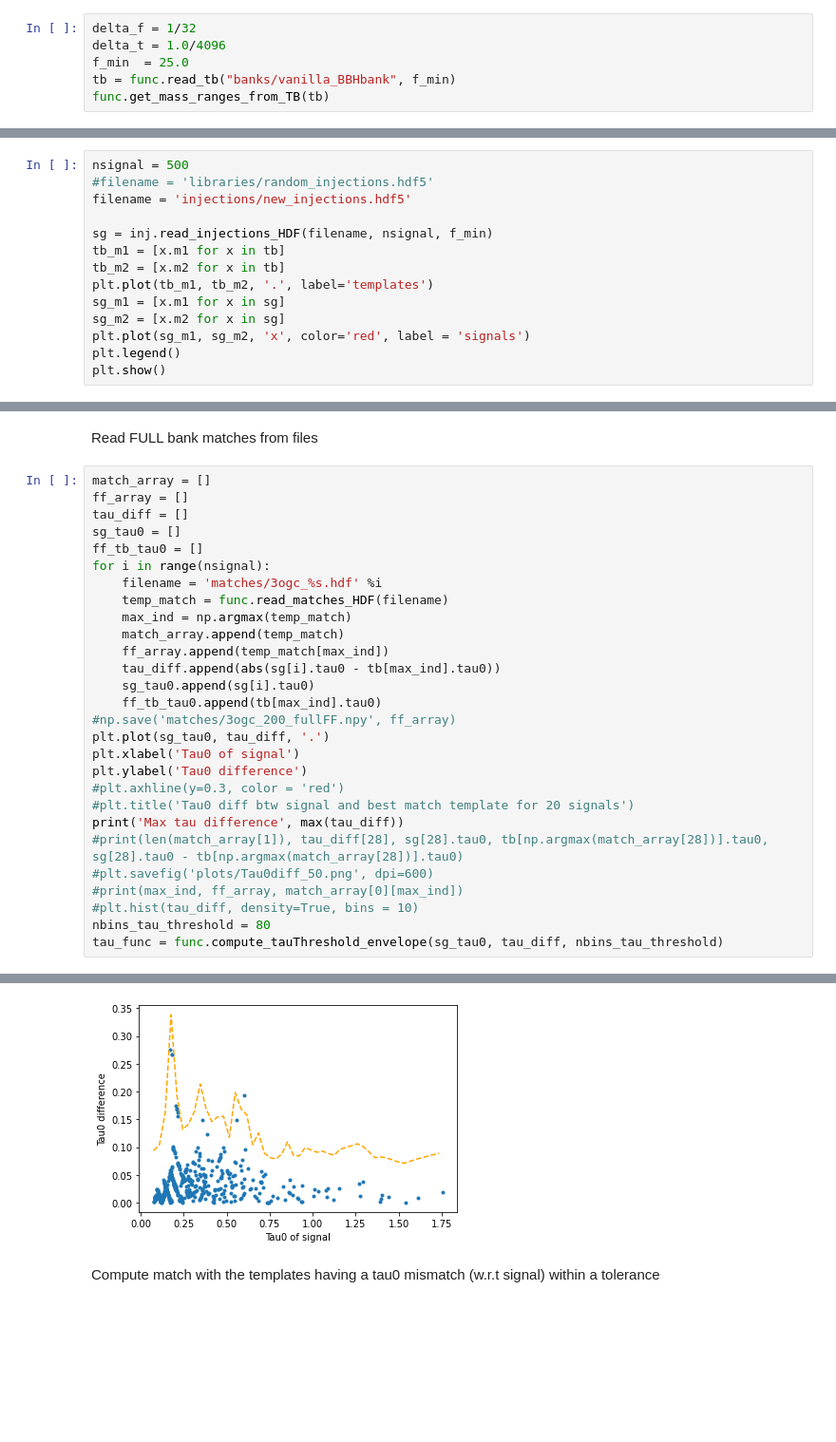
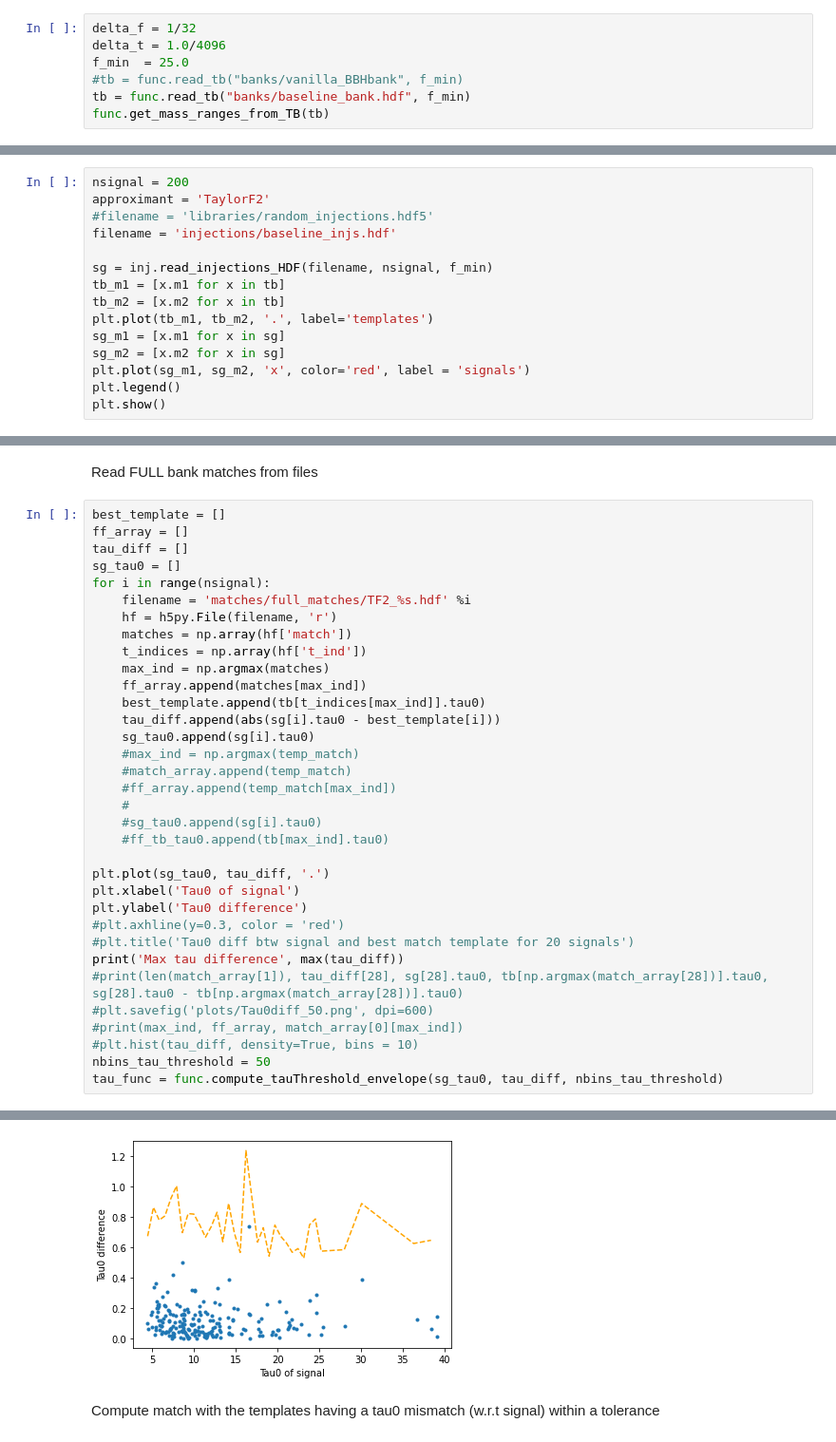
Before and after one commit to rahuldhurkunde/HM_plus_precession, a Jupyter notebook: FF_testing.ipynb, the cells around one changed output, grey strips where cells are left out. Shown: that part at 95% size. Saved outputs shown, nothing was run; the diff lists cells and outputs as text; blank space fills up the shorter version.

```diff
--- a/FF_testing.ipynb
+++ b/FF_testing.ipynb
@@ -29,6 +29,7 @@ Read the Template Bank and initialize some variables
 delta_f = 1/32
 delta_t = 1.0/4096
 f_min  = 25.0
-tb = func.read_tb("banks/vanilla_BBHbank", f_min)
+#tb = func.read_tb("banks/vanilla_BBHbank", f_min)
+tb = func.read_tb("banks/baseline_bank.hdf", f_min)
 func.get_mass_ranges_from_TB(tb)
 # %% [output]
@@ -37,9 +38,10 @@ func.get_mass_ranges_from_TB(tb)
 # %% [markdown]
 Read injections from a file
 # %%
-nsignal = 500
+nsignal = 200
+approximant = 'TaylorF2'
 #filename = 'libraries/random_injections.hdf5'
-filename = 'injections/new_injections.hdf5'
+filename = 'injections/baseline_injs.hdf'
 
 sg = inj.read_injections_HDF(filename, nsignal, f_min)
 tb_m1 = [x.m1 for x in tb]
@@ -67,21 +69,27 @@ plt.show()
 # %% [markdown]
 Read FULL bank matches from files
 # %%
-match_array = []
+best_template = []
 ff_array = []
 tau_diff = []
 sg_tau0 = []
-ff_tb_tau0 = []
 for i in range(nsignal):
-    filename = 'matches/3ogc_%s.hdf' %i
-    temp_match = func.read_matches_HDF(filename)
-    max_ind = np.argmax(temp_match)
-    match_array.append(temp_match)
-    ff_array.append(temp_match[max_ind])
-    tau_diff.append(abs(sg[i].tau0 - tb[max_ind].tau0))
+    filename = 'matches/full_matches/TF2_%s.hdf' %i
+    hf = h5py.File(filename, 'r')
+    matches = np.array(hf['match'])
+    t_indices = np.array(hf['t_ind'])
+    max_ind = np.argmax(matches)
+    ff_array.append(matches[max_ind])
+    best_template.append(tb[t_indices[max_ind]].tau0)
+    tau_diff.append(abs(sg[i].tau0 - best_template[i]))
     sg_tau0.append(sg[i].tau0)
-    ff_tb_tau0.append(tb[max_ind].tau0)
-#np.save('matches/3ogc_200_fullFF.npy', ff_array)
+    #max_ind = np.argmax(temp_match)
+    #match_array.append(temp_match)
+    #ff_array.append(temp_match[max_ind])
+    #
+    #sg_tau0.append(sg[i].tau0)
+    #ff_tb_tau0.append(tb[max_ind].tau0)
+
 plt.plot(sg_tau0, tau_diff, '.')
 plt.xlabel('Tau0 of signal')
 plt.ylabel('Tau0 difference')
@@ -92,6 +100,6 @@ print('Max tau difference', max(tau_diff))
 #plt.savefig('plots/Tau0diff_50.png', dpi=600)
 #print(max_ind, ff_array, match_array[0][max_ind])
 #plt.hist(tau_diff, density=True, bins = 10)
-nbins_tau_threshold = 80
+nbins_tau_threshold = 50
 tau_func = func.compute_tauThreshold_envelope(sg_tau0, tau_diff, nbins_tau_threshold)
 # %% [output]
@@ -99,4 +107,4 @@ Max tau difference 0.27463946134184514
-[figure, old version]
+[figure, new version]
 # %% [markdown]
 Compute match with the templates having a tau0 mismatch (w.r.t signal) within a tolerance
 # %%
```
Also changed, not shown: parts of 8 cells of this notebook.
